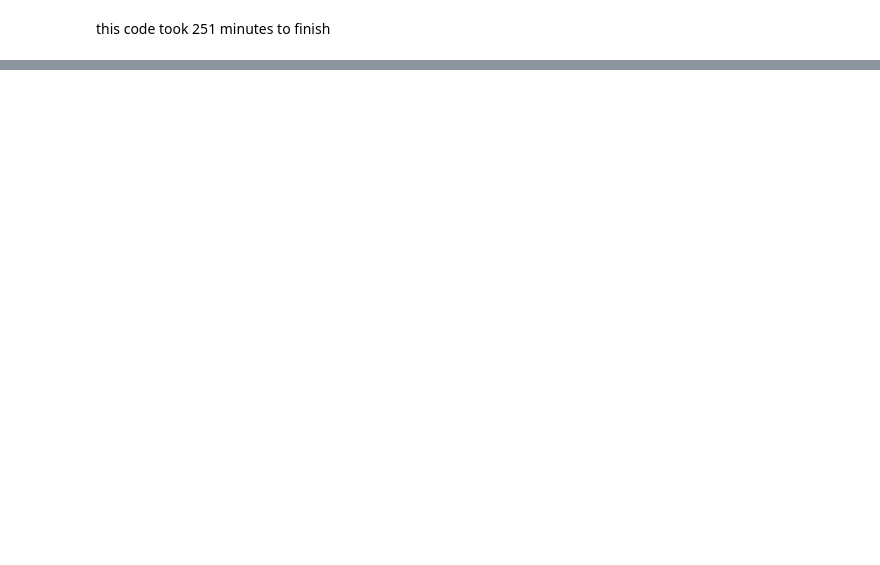
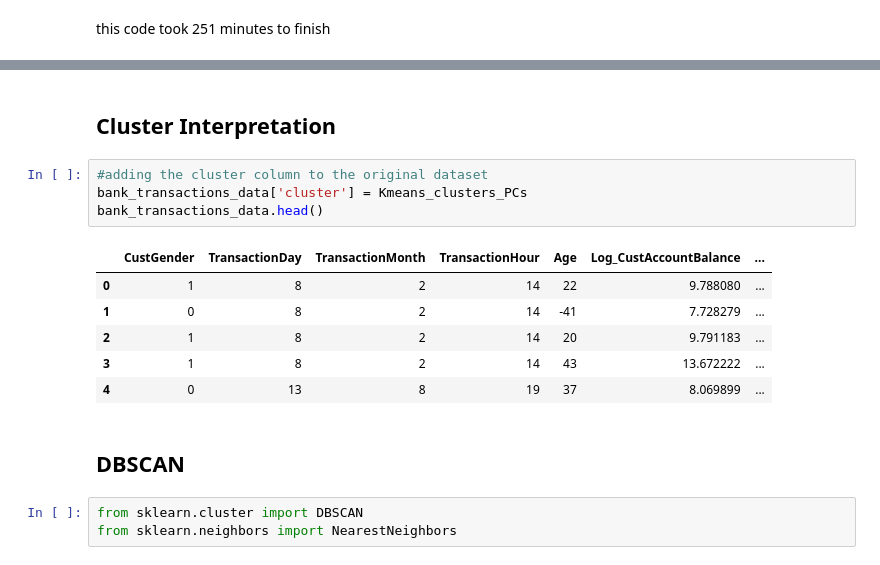
Before and after one commit to maxheijmans/AIM4B_Group1, a Jupyter notebook: BankTransactions/EDA_BankTransactions.ipynb, the cells around one changed output, grey strips where cells are left out. Saved outputs shown, nothing was run; the diff lists cells and outputs as text; blank space fills up the shorter version.

```diff
--- a/BankTransactions/EDA_BankTransactions.ipynb
+++ b/BankTransactions/EDA_BankTransactions.ipynb
@@ -677,0 +718,18 @@ this code took 251 minutes to finish
+# %% [markdown]
+## Cluster Interpretation
+# %%
+#adding the cluster column to the original dataset
+bank_transactions_data['cluster'] = Kmeans_clusters_PCs
+bank_transactions_data.head()
+# %% [output]
+|  | CustGender | TransactionDay | TransactionMonth | TransactionHour | Age | Log_CustAccountBalance | ... |
+| 0 | 1 | 8 | 2 | 14 | 22 | 9.788080 | ... |
+| 1 | 0 | 8 | 2 | 14 | -41 | 7.728279 | ... |
+| 2 | 1 | 8 | 2 | 14 | 20 | 9.791183 | ... |
+| 3 | 1 | 8 | 2 | 14 | 43 | 13.672222 | ... |
+| 4 | 0 | 13 | 8 | 19 | 37 | 8.069899 | ... |
+# %% [markdown]
+## DBSCAN
+# %%
+from sklearn.cluster import DBSCAN
+from sklearn.neighbors import NearestNeighbors
```
Also changed, not shown: parts of 14 cells of this notebook.
